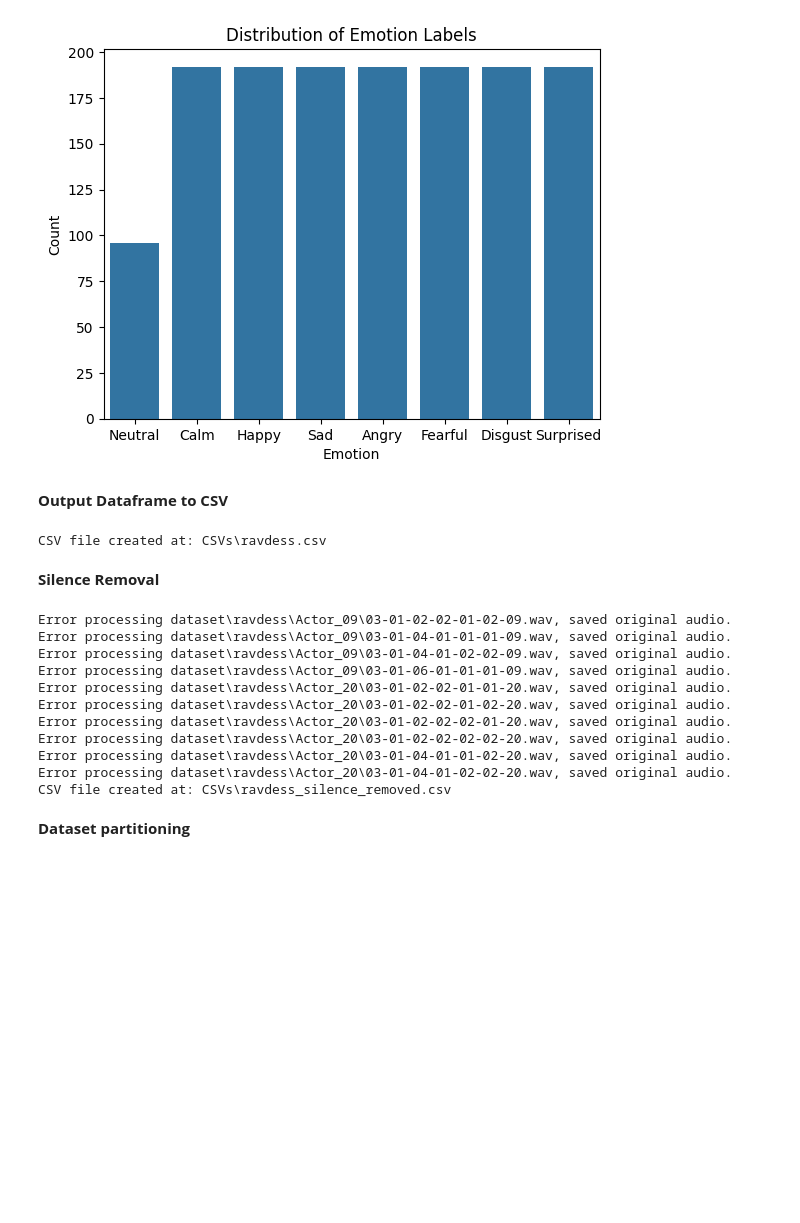
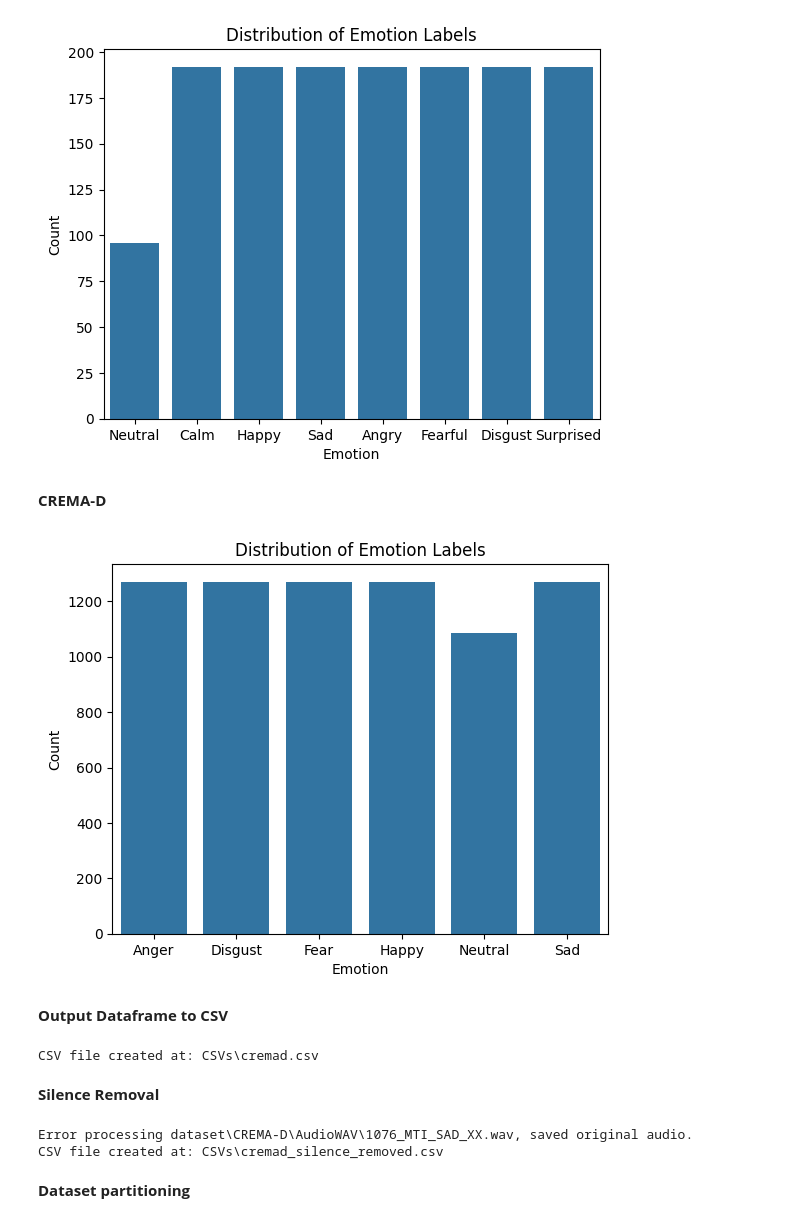
Before and after one commit to AzureDream1811/speech-emotion-recognition-ravdess, a Jupyter notebook: 1_Preparedataset.ipynb, the cells around one changed output. Drawn from its saved outputs; the diff is of its cells as text; code cells hidden in the pictures; blank space fills up the shorter version.

```diff
--- a/1_Preparedataset.ipynb
+++ b/1_Preparedataset.ipynb
@@ -45,6 +45,41 @@ plt.ylabel("Count")
 plt.show()
 # %% [output]
 [figure]
+# %% [markdown]
+**CREMA-D**
+# %%
+CremaD = "dataset\\CREMA-D\\AudioWAV\\"
+
+data = []
+
+emotion_map = {
+    'ANG': "Anger",
+    'DIS': "Disgust",
+    'FEA': "Fear",
+    'HAP': "Happy",
+    'NEU': "Neutral",
+    'SAD': "Sad",
+}
+
+# Anger, Disgust, Fear, Happy, Neutral, and Sad
+
+for file in os.listdir(CremaD):
+    filename, _ = os.path.splitext(file)
+    parts = filename.split("_")
+    emotion_code = parts[2]
+    emotion = emotion_map.get(emotion_code, "Unknown")
+    path = os.path.join(CremaD, file)
+    data.append([path, emotion])
+
+CremaD_df = pd.DataFrame(data, columns=["path", "emotion"])
+
+sns.countplot(x=CremaD_df["emotion"])
+plt.title("Distribution of Emotion Labels")
+plt.xlabel("Emotion")
+plt.ylabel("Count")
+plt.show()
+# %% [output]
+[figure, added]
 # %% [markdown]
 **Output Dataframe to CSV**
 # %%
@@ -60,17 +95,18 @@ def create_csv(df: pd.DataFrame, filename: str):
     print(f"CSV file created at: {os.path.join(csv_dir, filename)}")
 
 
-create_csv(Ravdess_df, "ravdess.csv")
+# create_csv(Ravdess_df, "ravdess.csv")
+create_csv(CremaD_df, "cremad.csv")
 # %% [output]
-CSV file created at: CSVs\ravdess.csv
+CSV file created at: CSVs\cremad.csv
 # %% [markdown]
 **Silence Removal**
 # %%
 AudioSegment.converter = which("ffmpeg")
 
-dataset = pd.read_csv("CSVs\\ravdess.csv")
+dataset = pd.read_csv("CSVs\\cremad.csv")
 
-location = "Ravdess_Silence\\"
+location = "cremad_Silence\\"
 
 
 def detect_leading_silence(dls_audio):
@@ -118,20 +154,11 @@ for _, row in dataset.iterrows():
     file_data.append([file_name, row["emotion"]])
     name += 1
 
-Ravdess_silence = pd.DataFrame(file_data, columns=["path", "emotion"])
-create_csv(Ravdess_silence, "ravdess_silence_removed.csv")
+CremaD_silence = pd.DataFrame(file_data, columns=["path", "emotion"])
+create_csv(CremaD_silence, "cremad_silence_removed.csv")
 # %% [output]
-Error processing dataset\ravdess\Actor_09\03-01-02-02-01-02-09.wav, saved original audio.
-Error processing dataset\ravdess\Actor_09\03-01-04-01-01-01-09.wav, saved original audio.
-Error processing dataset\ravdess\Actor_09\03-01-04-01-02-02-09.wav, saved original audio.
-Error processing dataset\ravdess\Actor_09\03-01-06-01-01-01-09.wav, saved original audio.
-Error processing dataset\ravdess\Actor_20\03-01-02-02-01-01-20.wav, saved original audio.
-Error processing dataset\ravdess\Actor_20\03-01-02-02-01-02-20.wav, saved original audio.
-Error processing dataset\ravdess\Actor_20\03-01-02-02-02-01-20.wav, saved original audio.
-Error processing dataset\ravdess\Actor_20\03-01-02-02-02-02-20.wav, saved original audio.
-Error processing dataset\ravdess\Actor_20\03-01-04-01-01-02-20.wav, saved original audio.
-Error processing dataset\ravdess\Actor_20\03-01-04-01-02-02-20.wav, saved original audio.
-CSV file created at: CSVs\ravdess_silence_removed.csv
+Error processing dataset\CREMA-D\AudioWAV\1076_MTI_SAD_XX.wav, saved original audio.
+CSV file created at: CSVs\cremad_silence_removed.csv
 # %% [markdown]
 **Dataset partitioning**
 # %%
```
Also changed, not shown: parts of 2 cells of this notebook, 3 other files.
